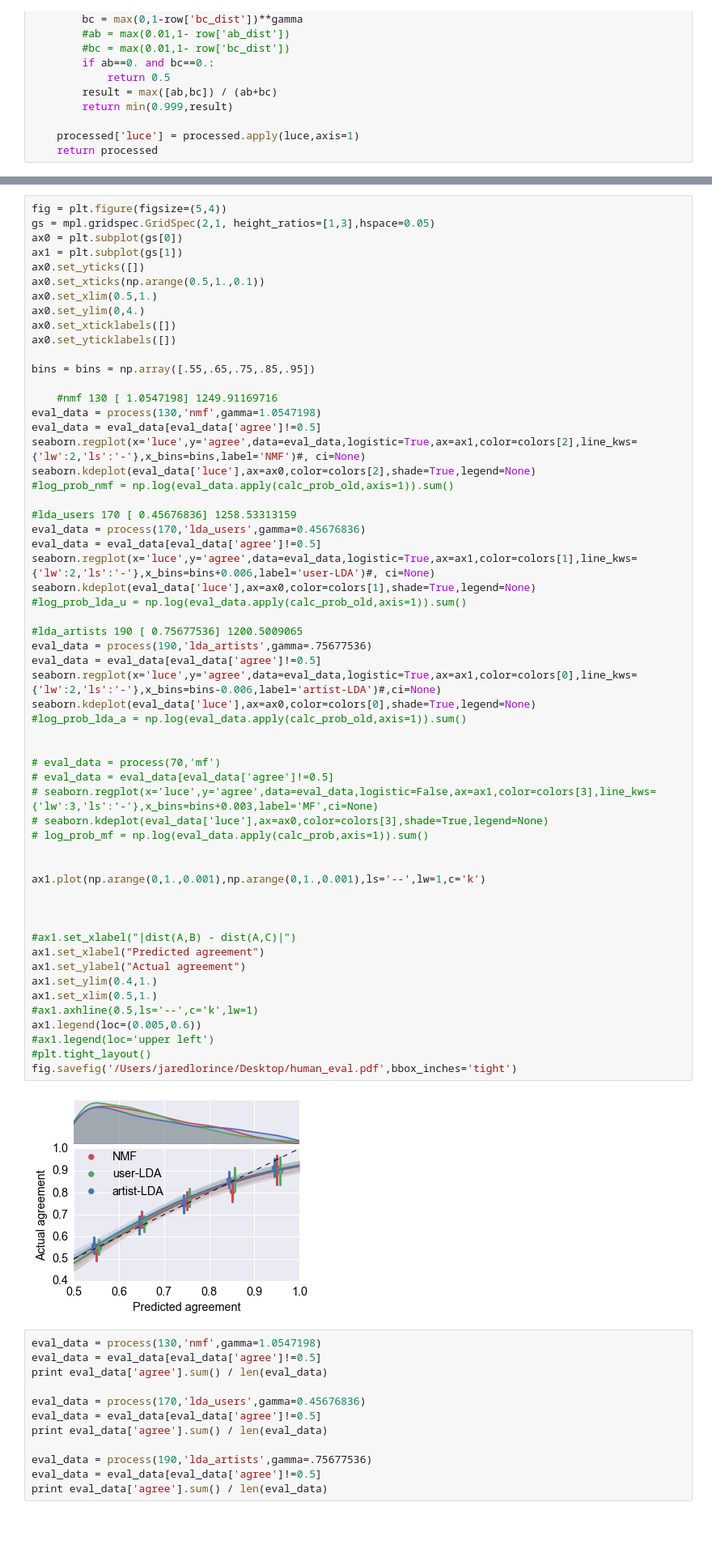
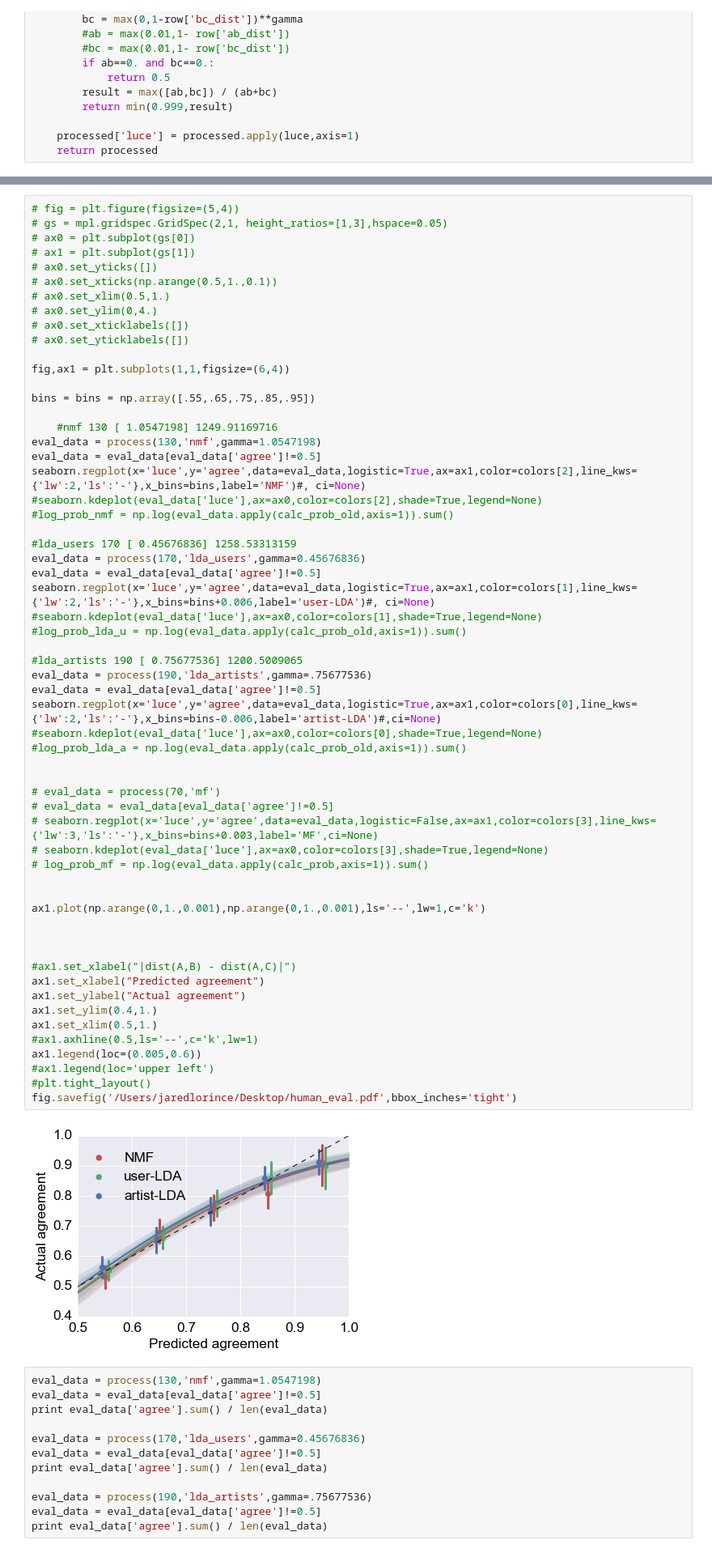
Before and after one commit to jlorince/MusicForaging, a Jupyter notebook: notebooks/CIKM.ipynb, the cells around one changed output, grey strips where cells are left out. Shown at 81% size. Saved outputs shown, nothing was run; the diff lists cells and outputs as text; blank space fills up the shorter version.

```diff
--- a/notebooks/CIKM.ipynb
+++ b/notebooks/CIKM.ipynb
@@ -387,14 +328,16 @@ KeyboardInterrupt:
 # %%
-fig = plt.figure(figsize=(5,4))
-gs = mpl.gridspec.GridSpec(2,1, height_ratios=[1,3],hspace=0.05)
-ax0 = plt.subplot(gs[0])
-ax1 = plt.subplot(gs[1])
-ax0.set_yticks([])
-ax0.set_xticks(np.arange(0.5,1.,0.1))
-ax0.set_xlim(0.5,1.)
-ax0.set_ylim(0,4.)
-ax0.set_xticklabels([])
-ax0.set_yticklabels([])
+# fig = plt.figure(figsize=(5,4))
+# gs = mpl.gridspec.GridSpec(2,1, height_ratios=[1,3],hspace=0.05)
+# ax0 = plt.subplot(gs[0])
+# ax1 = plt.subplot(gs[1])
+# ax0.set_yticks([])
+# ax0.set_xticks(np.arange(0.5,1.,0.1))
+# ax0.set_xlim(0.5,1.)
+# ax0.set_ylim(0,4.)
+# ax0.set_xticklabels([])
+# ax0.set_yticklabels([])
+
+fig,ax1 = plt.subplots(1,1,figsize=(6,4))
 
 bins = bins = np.array([.55,.65,.75,.85,.95])
 
@@ -402,47 +345,47 @@ bins = bins = np.array([.55,.65,.75,.85,.95])
 eval_data = process(130,'nmf',gamma=1.0547198)
 eval_data = eval_data[eval_data['agree']!=0.5]
 seaborn.regplot(x='luce',y='agree',data=eval_data,logistic=True,ax=ax1,color=colors[2],line_kws={'lw':2,'ls':'-'},x_bins=bins,label='NMF')#, ci=None)
-seaborn.kdeplot(eval_data['luce'],ax=ax0,color=colors[2],shade=True,legend=None)
+#seaborn.kdeplot(eval_data['luce'],ax=ax0,color=colors[2],shade=True,legend=None)
 #log_prob_nmf = np.log(eval_data.apply(calc_prob_old,axis=1)).sum()
 
 #lda_users 170 [ 0.45676836] 1258.53313159
 eval_data = process(170,'lda_users',gamma=0.45676836)
 eval_data = eval_data[eval_data['agree']!=0.5]
 seaborn.regplot(x='luce',y='agree',data=eval_data,logistic=True,ax=ax1,color=colors[1],line_kws={'lw':2,'ls':'-'},x_bins=bins+0.006,label='user-LDA')#, ci=None)
-seaborn.kdeplot(eval_data['luce'],ax=ax0,color=colors[1],shade=True,legend=None)
+#seaborn.kdeplot(eval_data['luce'],ax=ax0,color=colors[1],shade=True,legend=None)
 #log_prob_lda_u = np.log(eval_data.apply(calc_prob_old,axis=1)).sum()
 
 #lda_artists 190 [ 0.75677536] 1200.5009065
 eval_data = process(190,'lda_artists',gamma=.75677536)
 eval_data = eval_data[eval_data['agree']!=0.5]
 seaborn.regplot(x='luce',y='agree',data=eval_data,logistic=True,ax=ax1,color=colors[0],line_kws={'lw':2,'ls':'-'},x_bins=bins-0.006,label='artist-LDA')#,ci=None)
-seaborn.kdeplot(eval_data['luce'],ax=ax0,color=colors[0],shade=True,legend=None)
+#seaborn.kdeplot(eval_data['luce'],ax=ax0,color=colors[0],shade=True,legend=None)
 #log_prob_lda_a = np.log(eval_data.apply(calc_prob_old,axis=1)).sum()
 
 
 # eval_data = process(70,'mf')
 # eval_data = eval_data[eval_data['agree']!=0.5]
 # seaborn.regplot(x='luce',y='agree',data=eval_data,logistic=False,ax=ax1,color=colors[3],line_kws={'lw':3,'ls':'-'},x_bins=bins+0.003,label='MF',ci=None)
 # seaborn.kdeplot(eval_data['luce'],ax=ax0,color=colors[3],shade=True,legend=None)
 # log_prob_mf = np.log(eval_data.apply(calc_prob,axis=1)).sum()
 
 
 ax1.plot(np.arange(0,1.,0.001),np.arange(0,1.,0.001),ls='--',lw=1,c='k')
 
 
 
 #ax1.set_xlabel("|dist(A,B) - dist(A,C)|")
 ax1.set_xlabel("Predicted agreement")
 ax1.set_ylabel("Actual agreement")
 ax1.set_ylim(0.4,1.)
 ax1.set_xlim(0.5,1.)
 #ax1.axhline(0.5,ls='--',c='k',lw=1)
 ax1.legend(loc=(0.005,0.6))
 #ax1.legend(loc='upper left')
 #plt.tight_layout()
 fig.savefig('/Users/jaredlorince/Desktop/human_eval.pdf',bbox_inches='tight')
 # %% [output]
-[figure, old version]
+[figure, new version]
 # %%
 eval_data = process(130,'nmf',gamma=1.0547198)
 eval_data = eval_data[eval_data['agree']!=0.5]
```
Also changed, not shown: parts of 37 cells of this notebook, 1 other file.
